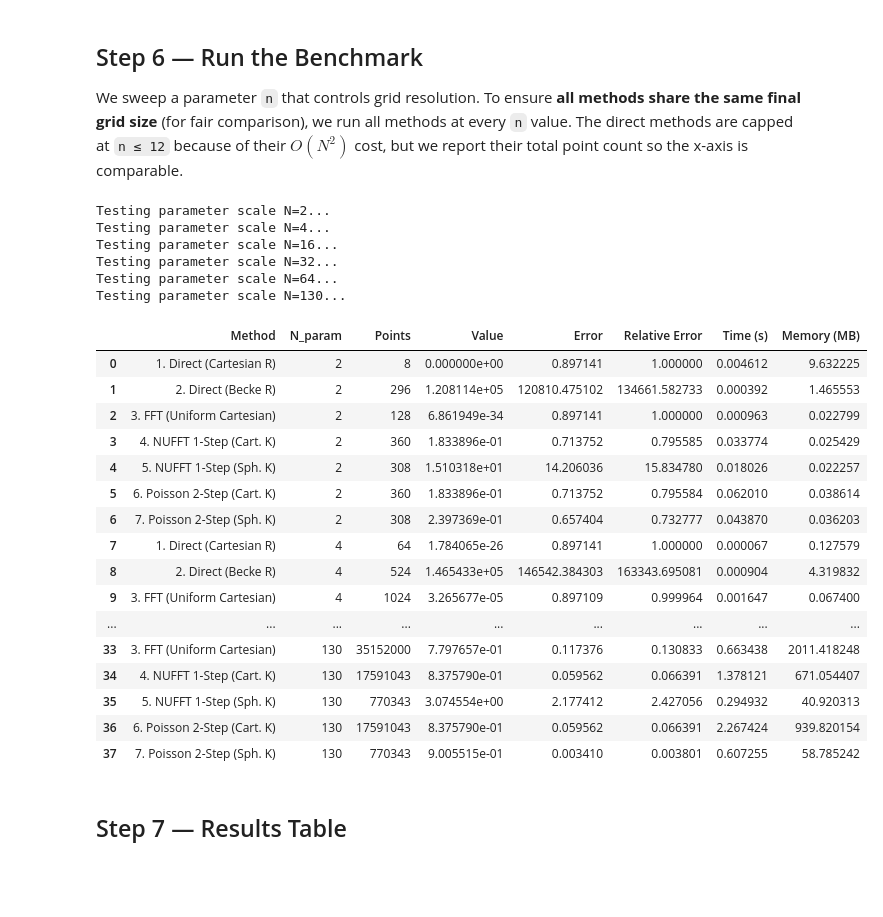
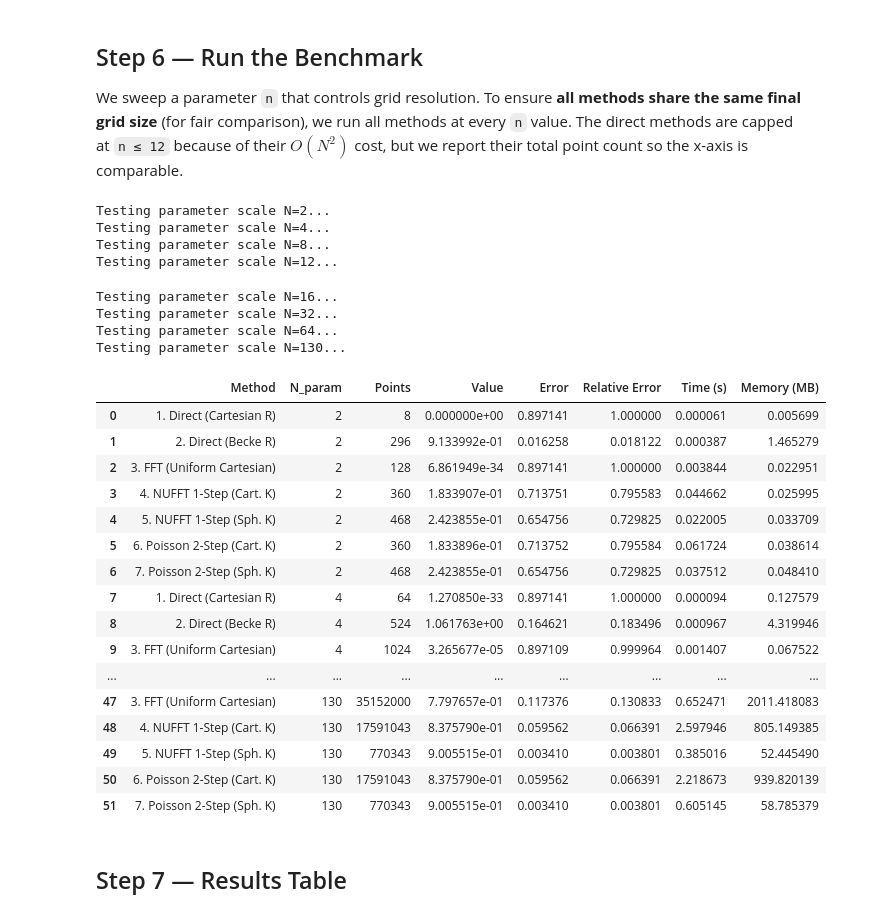
Before and after one commit to mohammadahmadteq/poisson-nufft, a Jupyter notebook: eri_benchmark.ipynb, the cells around one changed output. Saved outputs shown, nothing was run; the diff lists cells and outputs as text; code cells hidden in the pictures; blank space fills up the shorter version.

```diff
--- a/eri_benchmark.ipynb
+++ b/eri_benchmark.ipynb
@@ -153,8 +153,9 @@ Complexity: $O(N^2)$ in both time and memory.
 # %%
 def solve_direct(points, weights, density):
     """Brute-force real-space Coulomb integral."""
-    eps = 1e-7
-    dist_matrix = cdist(points, points) + eps
+    dist_matrix = cdist(points, points)
+    # Exclude self-interaction (diagonal) which is an artifact of discretization
+    np.fill_diagonal(dist_matrix, np.inf)
     integrand = np.outer(density * weights, density * weights) / dist_matrix
     return np.sum(integrand), len(points)
 # %% [markdown]
@@ -189,7 +190,6 @@ For the **spherical k-grid**, the Coulomb kernel $4\pi/k^2$ combines with the
 spherical Jacobian $k^2$ (already in the weights), so they cancel.
 # %%
 def solve_nufft_1step(r_p, r_w, dens, k_pts, k_weights, is_spherical=False):
-    """1-step NUFFT: forward transform then integrate in k-space."""
     x = np.ascontiguousarray(r_p[:, 0])
     y = np.ascontiguousarray(r_p[:, 1])
     z = np.ascontiguousarray(r_p[:, 2])
@@ -198,16 +198,23 @@ def solve_nufft_1step(r_p, r_w, dens, k_pts, k_weights, is_spherical=False):
     kz = np.ascontiguousarray(k_pts[:, 2])
     c = np.ascontiguousarray(dens * r_w, dtype=np.complex128)
 
-    F_k = finufft.nufft3d3(x, y, z, c, kx, ky, kz, isign=-1, eps=1e-5)
+    # Tighten eps — type-3 NUFFT needs lower tolerance to match type-1/2 accuracy
+    F_k = finufft.nufft3d3(x, y, z, c, kx, ky, kz, isign=-1, eps=1e-8)
+
+    K2 = kx ** 2 + ky ** 2 + kz ** 2
 
     if is_spherical:
-        # k^2 from Jacobian cancels 1/k^2 from Coulomb kernel
-        # so integrand is just 4π |F(k)|^2 * w
-        integral = np.sum(k_weights * 4 * np.pi * np.abs(F_k) ** 2) / (2 * np.pi) ** 3
+        # Analytical cancellation: Coulomb kernel 4*pi/k^2 cancels with spherical Jacobian k^2.
+        # `k_weights` currently contains the Jacobian (w_rad * w_ang * k^2).
+        # By dividing by K2, we recover the base quadrature weights and cleanly avoid the singularity.
+        # (Gauss-Legendre roots mapped to (0, k_max] do not hit exactly 0, so K2 > 0)
+        base_weights = k_weights / K2
+        integral = np.sum(base_weights * (4 * np.pi) * np.abs(F_k) ** 2) / (2 * np.pi) ** 3
     else:
-        K2 = kx ** 2 + ky ** 2 + kz ** 2
-        K2[K2 == 0] = np.inf
-        integral = np.sum(k_weights * (4 * np.pi / K2) * np.abs(F_k) ** 2) / ((2 * np.pi) ** 3)
+        # Cartesian k-grid retains the Coulomb singularity at the origin
+        k_min = 1e-10
+        safe_K2 = np.where(K2 < k_min**2, np.inf, K2)
+        integral = np.sum(k_weights * (4 * np.pi / safe_K2) * np.abs(F_k) ** 2) / (2 * np.pi) ** 3
 
     return integral, len(r_p) + len(k_pts)
 # %% [markdown]
@@ -261,7 +268,7 @@ report their total point count so the x-axis is comparable.
 # %%
 def run_benchmark():
     data = []
-    grid_params = [2, 4, 16, 32, 64, 130]
+    grid_params = [2, 4, 8, 12, 16, 32, 64, 130]
 
     for n in grid_params:
         print(f"Testing parameter scale N={n}...")
@@ -272,7 +279,10 @@ def run_benchmark():
 
         N_k_cart = n * 2
         p_kcart, w_kcart, _ = generate_cartesian_grid(N_k_cart, L=30.0)
-        p_ksph, w_ksph = generate_spherical_k_grid(n, n)
+        # Angular degree must be high enough to resolve |ρ̃(k)|² on the sphere;
+        # decouple it from the radial parameter n
+        ang_deg = min(max(2 * n, 15), 131)  # Lebedev grids cap at degree 131
+        p_ksph, w_ksph = generate_spherical_k_grid(n, ang_deg)
 
         # Total points for NUFFT methods (real + k grid)
         n_pts_nufft_cart = len(p_beck) + len(p_kcart)
@@ -301,53 +311,55 @@ def run_benchmark():
         if n <= 32:
             p_cart, w_cart, _ = generate_cartesian_grid(n)
             d_cart = evaluate_density(mol, p_cart)
             run_method("1. Direct (Cartesian R)", solve_direct, p_cart, w_cart, d_cart)
             run_method("2. Direct (Becke R)", solve_direct, p_beck, w_beck, d_beck)
 
         # 3. Uniform FFT
         run_method("3. FFT (Uniform Cartesian)", solve_uniform_fft, mol, N_k_cart)
 
         # 4 & 5. 1-Step NUFFT
         run_method("4. NUFFT 1-Step (Cart. K)",
                    solve_nufft_1step, p_beck, w_beck, d_beck, p_kcart, w_kcart, False)
         run_method("5. NUFFT 1-Step (Sph. K)",
                    solve_nufft_1step, p_beck, w_beck, d_beck, p_ksph, w_ksph, True)
 
         # 6 & 7. 2-Step Poisson NUFFT
         run_method("6. Poisson 2-Step (Cart. K)",
                    solve_poisson_nufft_2step, p_beck, w_beck, d_beck, d_beck, p_kcart, w_kcart, False)
         run_method("7. Poisson 2-Step (Sph. K)",
                    solve_poisson_nufft_2step, p_beck, w_beck, d_beck, d_beck, p_ksph, w_ksph, True)
 
     return pd.DataFrame(data)
 
 
 df_results = run_benchmark()
 df_results
 # %% [output]
 Testing parameter scale N=2...
 Testing parameter scale N=4...
-Testing parameter scale N=16...
-Testing parameter scale N=32...
-Testing parameter scale N=64...
-Testing parameter scale N=130...
+Testing parameter scale N=8...
+Testing parameter scale N=12...
+Testing parameter scale N=16...
+Testing parameter scale N=32...
+Testing parameter scale N=64...
+Testing parameter scale N=130...
 |  | Method | N_param | Points | Value | Error | Relative Error | Time (s) | Memory (MB) |
-| 0 | 1. Direct (Cartesian R) | 2 | 8 | 0.000000e+00 | 0.897141 | 1.000000 | 0.004612 | 9.632225 |
-| 1 | 2. Direct (Becke R) | 2 | 296 | 1.208114e+05 | 120810.475102 | 134661.582733 | 0.000392 | 1.465553 |
-| 2 | 3. FFT (Uniform Cartesian) | 2 | 128 | 6.861949e-34 | 0.897141 | 1.000000 | 0.000963 | 0.022799 |
-| 3 | 4. NUFFT 1-Step (Cart. K) | 2 | 360 | 1.833896e-01 | 0.713752 | 0.795585 | 0.033774 | 0.025429 |
-| 4 | 5. NUFFT 1-Step (Sph. K) | 2 | 308 | 1.510318e+01 | 14.206036 | 15.834780 | 0.018026 | 0.022257 |
-| 5 | 6. Poisson 2-Step (Cart. K) | 2 | 360 | 1.833896e-01 | 0.713752 | 0.795584 | 0.062010 | 0.038614 |
-| 6 | 7. Poisson 2-Step (Sph. K) | 2 | 308 | 2.397369e-01 | 0.657404 | 0.732777 | 0.043870 | 0.036203 |
-| 7 | 1. Direct (Cartesian R) | 4 | 64 | 1.784065e-26 | 0.897141 | 1.000000 | 0.000067 | 0.127579 |
-| 8 | 2. Direct (Becke R) | 4 | 524 | 1.465433e+05 | 146542.384303 | 163343.695081 | 0.000904 | 4.319832 |
-| 9 | 3. FFT (Uniform Cartesian) | 4 | 1024 | 3.265677e-05 | 0.897109 | 0.999964 | 0.001647 | 0.067400 |
+| 0 | 1. Direct (Cartesian R) | 2 | 8 | 0.000000e+00 | 0.897141 | 1.000000 | 0.000061 | 0.005699 |
+| 1 | 2. Direct (Becke R) | 2 | 296 | 9.133992e-01 | 0.016258 | 0.018122 | 0.000387 | 1.465279 |
+| 2 | 3. FFT (Uniform Cartesian) | 2 | 128 | 6.861949e-34 | 0.897141 | 1.000000 | 0.003844 | 0.022951 |
+| 3 | 4. NUFFT 1-Step (Cart. K) | 2 | 360 | 1.833907e-01 | 0.713751 | 0.795583 | 0.044662 | 0.025995 |
+| 4 | 5. NUFFT 1-Step (Sph. K) | 2 | 468 | 2.423855e-01 | 0.654756 | 0.729825 | 0.022005 | 0.033709 |
+| 5 | 6. Poisson 2-Step (Cart. K) | 2 | 360 | 1.833896e-01 | 0.713752 | 0.795584 | 0.061724 | 0.038614 |
+| 6 | 7. Poisson 2-Step (Sph. K) | 2 | 468 | 2.423855e-01 | 0.654756 | 0.729825 | 0.037512 | 0.048410 |
+| 7 | 1. Direct (Cartesian R) | 4 | 64 | 1.270850e-33 | 0.897141 | 1.000000 | 0.000094 | 0.127579 |
+| 8 | 2. Direct (Becke R) | 4 | 524 | 1.061763e+00 | 0.164621 | 0.183496 | 0.000967 | 4.319946 |
+| 9 | 3. FFT (Uniform Cartesian) | 4 | 1024 | 3.265677e-05 | 0.897109 | 0.999964 | 0.001407 | 0.067522 |
 | ... | ... | ... | ... | ... | ... | ... | ... | ... |
-| 33 | 3. FFT (Uniform Cartesian) | 130 | 35152000 | 7.797657e-01 | 0.117376 | 0.130833 | 0.663438 | 2011.418248 |
-| 34 | 4. NUFFT 1-Step (Cart. K) | 130 | 17591043 | 8.375790e-01 | 0.059562 | 0.066391 | 1.378121 | 671.054407 |
-| 35 | 5. NUFFT 1-Step (Sph. K) | 130 | 770343 | 3.074554e+00 | 2.177412 | 2.427056 | 0.294932 | 40.920313 |
-| 36 | 6. Poisson 2-Step (Cart. K) | 130 | 17591043 | 8.375790e-01 | 0.059562 | 0.066391 | 2.267424 | 939.820154 |
-| 37 | 7. Poisson 2-Step (Sph. K) | 130 | 770343 | 9.005515e-01 | 0.003410 | 0.003801 | 0.607255 | 58.785242 |
+| 47 | 3. FFT (Uniform Cartesian) | 130 | 35152000 | 7.797657e-01 | 0.117376 | 0.130833 | 0.652471 | 2011.418083 |
+| 48 | 4. NUFFT 1-Step (Cart. K) | 130 | 17591043 | 8.375790e-01 | 0.059562 | 0.066391 | 2.597946 | 805.149385 |
+| 49 | 5. NUFFT 1-Step (Sph. K) | 130 | 770343 | 9.005515e-01 | 0.003410 | 0.003801 | 0.385016 | 52.445490 |
+| 50 | 6. Poisson 2-Step (Cart. K) | 130 | 17591043 | 8.375790e-01 | 0.059562 | 0.066391 | 2.218673 | 939.820139 |
+| 51 | 7. Poisson 2-Step (Sph. K) | 130 | 770343 | 9.005515e-01 | 0.003410 | 0.003801 | 0.605145 | 58.785379 |
 # %% [markdown]
 ## Step 7 — Results Table
 # %%
```
Also changed, not shown: parts of 4 cells of this notebook, 1 other file.
